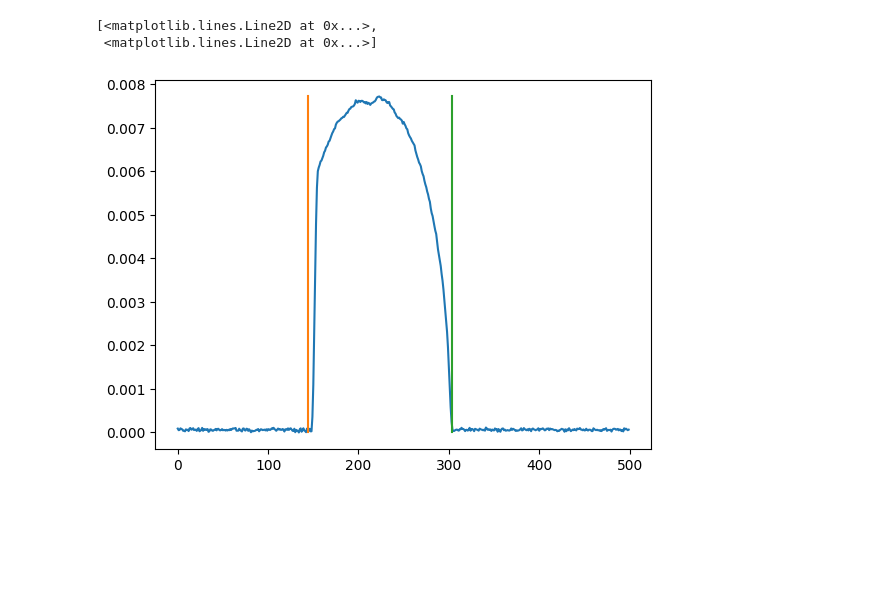
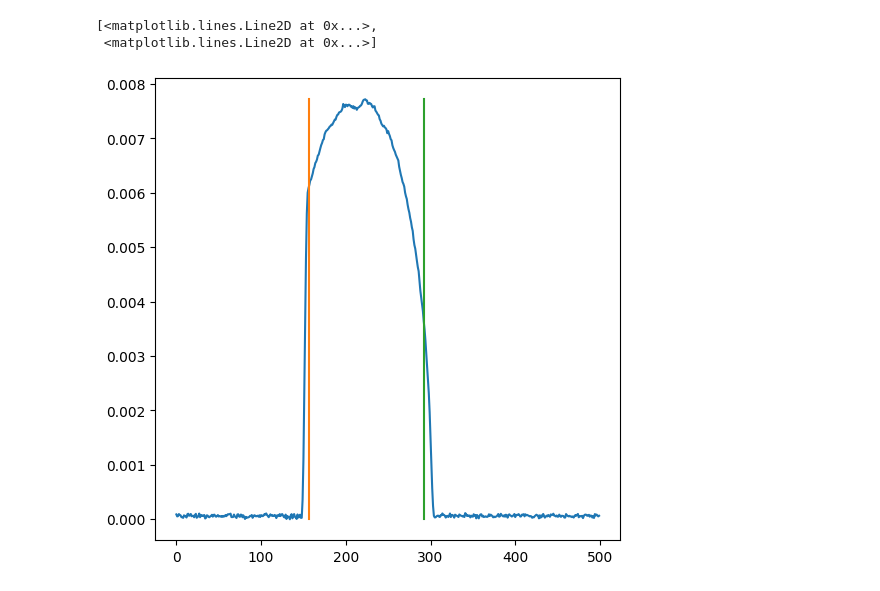
Before and after one commit to AlexGubkin/forInterview, a Jupyter notebook: rockProcessing/rockProcessing.ipynb, the cells around one changed output. Saved outputs shown, nothing was run; the diff lists cells and outputs as text; code cells hidden in the pictures; blank space fills up the shorter version.

```diff
--- a/rockProcessing/rockProcessing.ipynb
+++ b/rockProcessing/rockProcessing.ipynb
@@ -113,11 +115,16 @@ offset = (12, 12)
 # %%
 figure, axis = plt.subplots()
+figure.set_size_inches(6, 6)
 axis.plot(x, p)
 axis.plot(
-    [stackRange[0] - offset[0], stackRange[0] - offset[0]], [0, np.max(p)],
-    [stackRange[1] + offset[1], stackRange[1] + offset[1]], [0, np.max(p)]
+    [stackRange[0], stackRange[0]], [0, np.max(p)],
+    [stackRange[1], stackRange[1]], [0, np.max(p)]
 )
+# axis.plot(
+#     [stackRange[0] - offset[0], stackRange[0] - offset[0]], [0, np.max(p)],
+#     [stackRange[1] + offset[1], stackRange[1] + offset[1]], [0, np.max(p)]
+# )
 # %% [output]
 [<matplotlib.lines.Line2D at 0x...>,
  <matplotlib.lines.Line2D at 0x...>]
-[figure, old version]
+[figure, new version]
```
Also changed, not shown: parts of 28 cells of this notebook.
